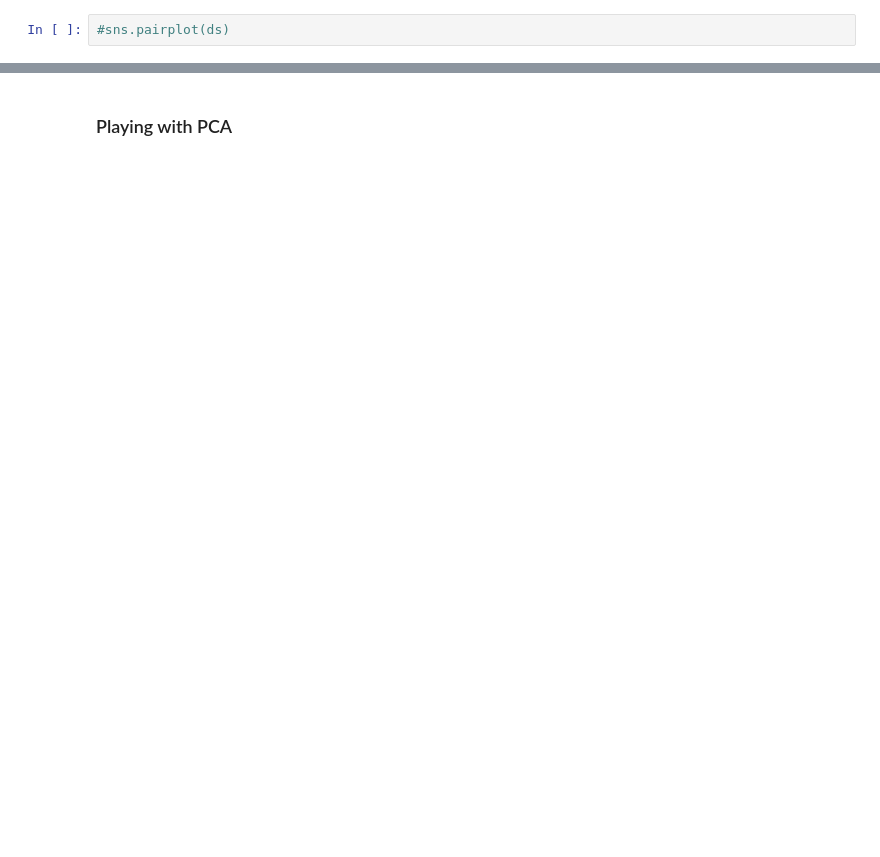
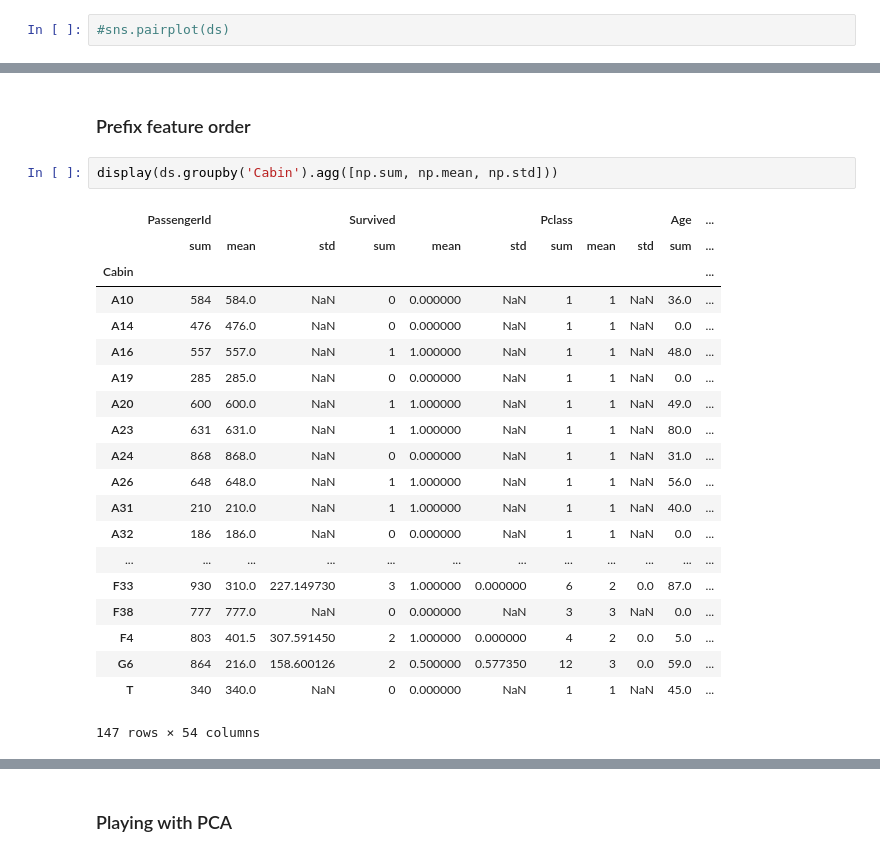
Before and after one commit to oddcard2/education, a Jupyter notebook: kaggle/Titanic/Titanic.ipynb, the cells around one changed output, grey strips where cells are left out. Saved outputs shown, nothing was run; the diff lists cells and outputs as text; blank space fills up the shorter version.

```diff
--- a/kaggle/Titanic/Titanic.ipynb
+++ b/kaggle/Titanic/Titanic.ipynb
@@ -581,2 +699,27 @@ pd.scatter_matrix(ds, alpha = 0.3, figsize = (14,8), diagonal = 'kde');
+# %% [markdown]
+### Prefix feature order
+# %%
+display(ds.groupby('Cabin').agg([np.sum, np.mean, np.std]))
+# %% [output]
+|  | PassengerId |  |  | Survived |  |  | Pclass |  |  | Age | ... |
+|  | sum | mean | std | sum | mean | std | sum | mean | std | sum | ... |
+| Cabin |  |  |  |  |  |  |  |  |  |  | ... |
+| A10 | 584 | 584.0 | NaN | 0 | 0.000000 | NaN | 1 | 1 | NaN | 36.0 | ... |
+| A14 | 476 | 476.0 | NaN | 0 | 0.000000 | NaN | 1 | 1 | NaN | 0.0 | ... |
+| A16 | 557 | 557.0 | NaN | 1 | 1.000000 | NaN | 1 | 1 | NaN | 48.0 | ... |
+| A19 | 285 | 285.0 | NaN | 0 | 0.000000 | NaN | 1 | 1 | NaN | 0.0 | ... |
+| A20 | 600 | 600.0 | NaN | 1 | 1.000000 | NaN | 1 | 1 | NaN | 49.0 | ... |
+| A23 | 631 | 631.0 | NaN | 1 | 1.000000 | NaN | 1 | 1 | NaN | 80.0 | ... |
+| A24 | 868 | 868.0 | NaN | 0 | 0.000000 | NaN | 1 | 1 | NaN | 31.0 | ... |
+| A26 | 648 | 648.0 | NaN | 1 | 1.000000 | NaN | 1 | 1 | NaN | 56.0 | ... |
+| A31 | 210 | 210.0 | NaN | 1 | 1.000000 | NaN | 1 | 1 | NaN | 40.0 | ... |
+| A32 | 186 | 186.0 | NaN | 0 | 0.000000 | NaN | 1 | 1 | NaN | 0.0 | ... |
+| ... | ... | ... | ... | ... | ... | ... | ... | ... | ... | ... | ... |
+| F33 | 930 | 310.0 | 227.149730 | 3 | 1.000000 | 0.000000 | 6 | 2 | 0.0 | 87.0 | ... |
+| F38 | 777 | 777.0 | NaN | 0 | 0.000000 | NaN | 3 | 3 | NaN | 0.0 | ... |
+| F4 | 803 | 401.5 | 307.591450 | 2 | 1.000000 | 0.000000 | 4 | 2 | 0.0 | 5.0 | ... |
+| G6 | 864 | 216.0 | 158.600126 | 2 | 0.500000 | 0.577350 | 12 | 3 | 0.0 | 59.0 | ... |
+| T | 340 | 340.0 | NaN | 0 | 0.000000 | NaN | 1 | 1 | NaN | 45.0 | ... |
+147 rows × 54 columns
 # %%
 from sklearn import preprocessing
```
Also changed, not shown: parts of 35 cells of this notebook.
